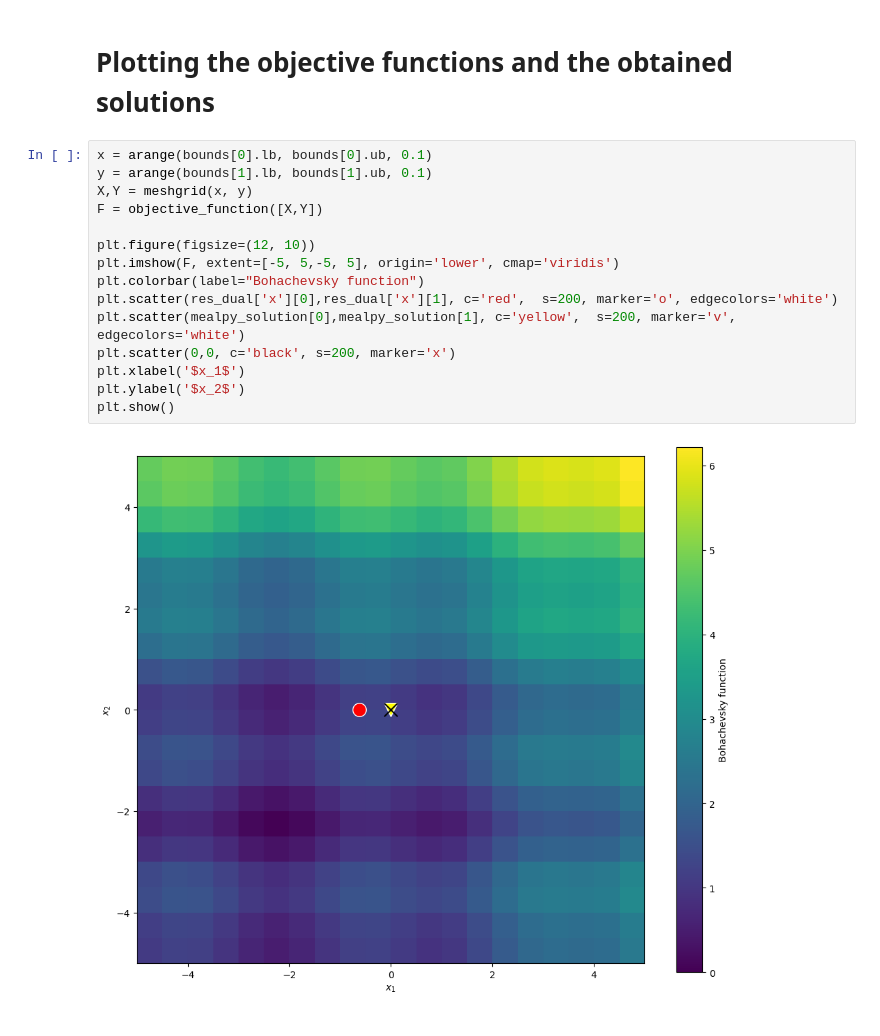
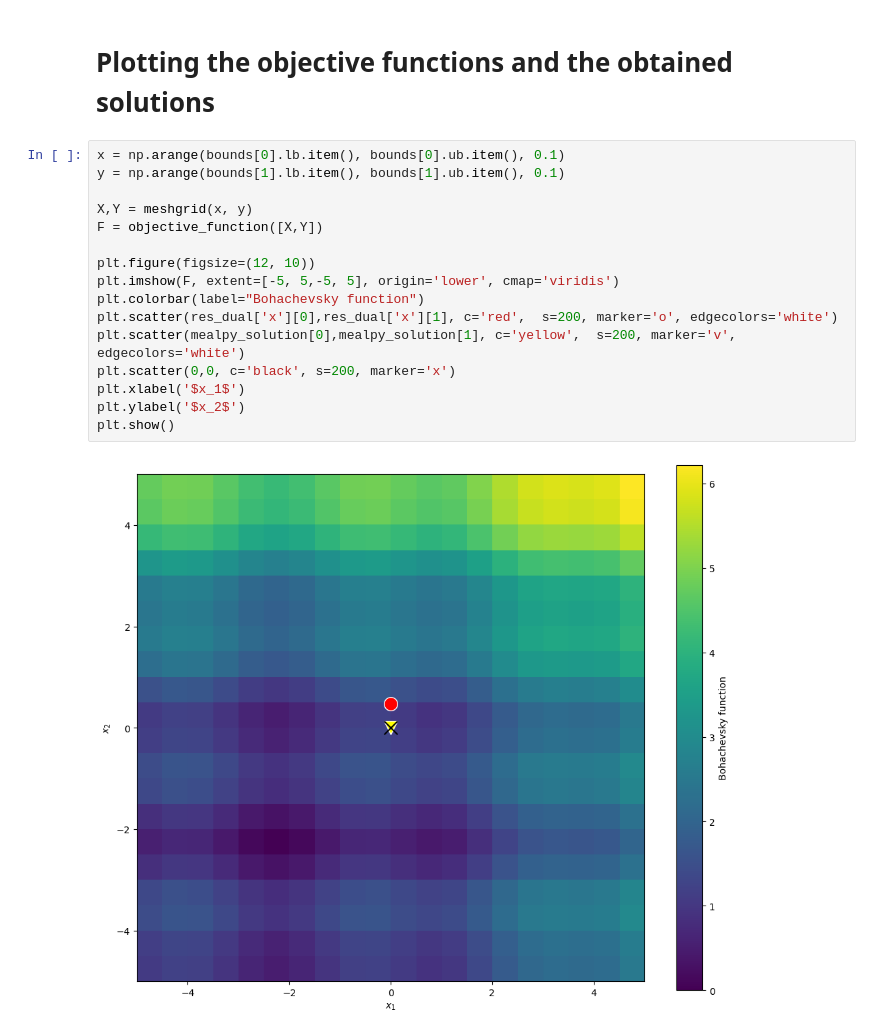
Before and after one commit to Optimization-Algorithms-Book/Code-Listings, a Jupyter notebook: Chapter 5/Listing 5.1_FcnOpt.ipynb, the cells around one changed output. Drawn from its saved outputs; the diff is of its cells as text.

```diff
--- a/Chapter 5/Listing 5.1_FcnOpt.ipynb
+++ b/Chapter 5/Listing 5.1_FcnOpt.ipynb
@@ -75,19 +75,20 @@ MEALPY SA Solution: [0. 0.]
 # %% [markdown]
 # Plotting the objective functions and the obtained solutions
 # %%
-x = arange(bounds[0].lb, bounds[0].ub, 0.1)
-y = arange(bounds[1].lb, bounds[1].ub, 0.1)
+x = np.arange(bounds[0].lb.item(), bounds[0].ub.item(), 0.1)
+y = np.arange(bounds[1].lb.item(), bounds[1].ub.item(), 0.1)
+
 X,Y = meshgrid(x, y)
 F = objective_function([X,Y])
 
 plt.figure(figsize=(12, 10))
 plt.imshow(F, extent=[-5, 5,-5, 5], origin='lower', cmap='viridis')
 plt.colorbar(label="Bohachevsky function")
 plt.scatter(res_dual['x'][0],res_dual['x'][1], c='red',  s=200, marker='o', edgecolors='white')
 plt.scatter(mealpy_solution[0],mealpy_solution[1], c='yellow',  s=200, marker='v', edgecolors='white')
 plt.scatter(0,0, c='black', s=200, marker='x')
 plt.xlabel('$x_1$')
 plt.ylabel('$x_2$')
 plt.show()
 # %% [output]
-[figure, old version]
+[figure, new version]
```
Also changed, not shown: parts of 2 cells of this notebook, 5 other files.
